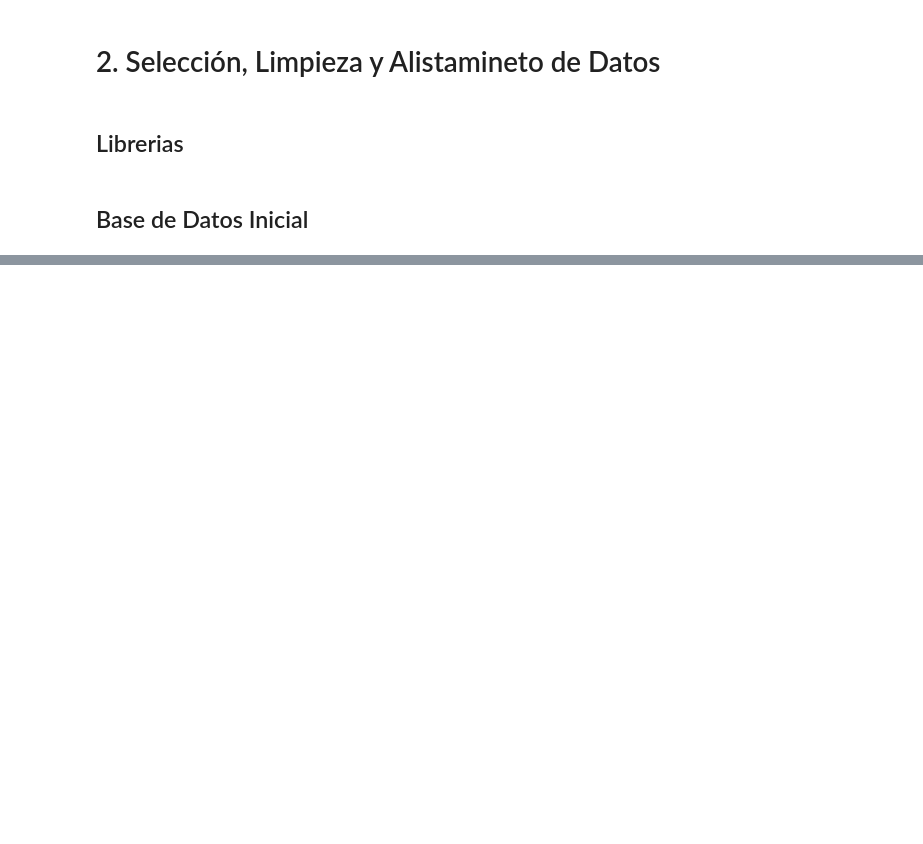
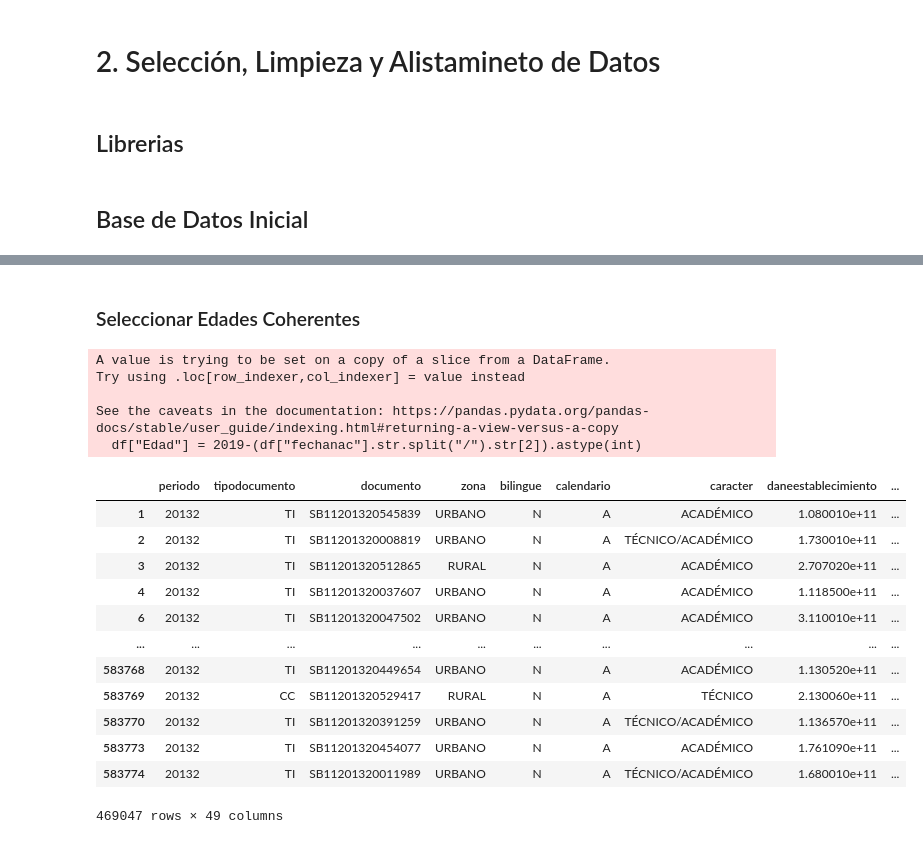
Before and after one commit to levium1029/Proyecto-2, a Jupyter notebook: main.ipynb, the cells around one changed output, grey strips where cells are left out. Cells and saved outputs as stored; diff of their text form; code cells hidden in the pictures; blank space fills up the shorter version.

```diff
--- a/main.ipynb
+++ b/main.ipynb
@@ -31,0 +131,27 @@ df.head()
+# %%
+df = df[df["nacionalidad"]== "COLOMBIA"]
+# %% [markdown]
+### Seleccionar Edades Coherentes
+# %%
+df["Edad"] = 2019-(df["fechanac"].str.split("/").str[2]).astype(int)
+df = df[(df['Edad'] > 14) & (df['Edad'] < 25)]
+df
+# %% [output]
+A value is trying to be set on a copy of a slice from a DataFrame.
+Try using .loc[row_indexer,col_indexer] = value instead
+
+See the caveats in the documentation: https://pandas.pydata.org/pandas-docs/stable/user_guide/indexing.html#returning-a-view-versus-a-copy
+  df["Edad"] = 2019-(df["fechanac"].str.split("/").str[2]).astype(int)
+|  | periodo | tipodocumento | documento | zona | bilingue | calendario | caracter | daneestablecimiento | ... |
+| 1 | 20132 | TI | SB11201320545839 | URBANO | N | A | ACADÉMICO | 1.080010e+11 | ... |
+| 2 | 20132 | TI | SB11201320008819 | URBANO | N | A | TÉCNICO/ACADÉMICO | 1.730010e+11 | ... |
+| 3 | 20132 | TI | SB11201320512865 | RURAL | N | A | ACADÉMICO | 2.707020e+11 | ... |
+| 4 | 20132 | TI | SB11201320037607 | URBANO | N | A | ACADÉMICO | 1.118500e+11 | ... |
+| 6 | 20132 | TI | SB11201320047502 | URBANO | N | A | ACADÉMICO | 3.110010e+11 | ... |
+| ... | ... | ... | ... | ... | ... | ... | ... | ... | ... |
+| 583768 | 20132 | TI | SB11201320449654 | URBANO | N | A | ACADÉMICO | 1.130520e+11 | ... |
+| 583769 | 20132 | CC | SB11201320529417 | RURAL | N | A | TÉCNICO | 2.130060e+11 | ... |
+| 583770 | 20132 | TI | SB11201320391259 | URBANO | N | A | TÉCNICO/ACADÉMICO | 1.136570e+11 | ... |
+| 583773 | 20132 | TI | SB11201320454077 | URBANO | N | A | ACADÉMICO | 1.761090e+11 | ... |
+| 583774 | 20132 | TI | SB11201320011989 | URBANO | N | A | TÉCNICO/ACADÉMICO | 1.680010e+11 | ... |
+469047 rows × 49 columns
```
Also changed, not shown: parts of 18 cells of this notebook.
